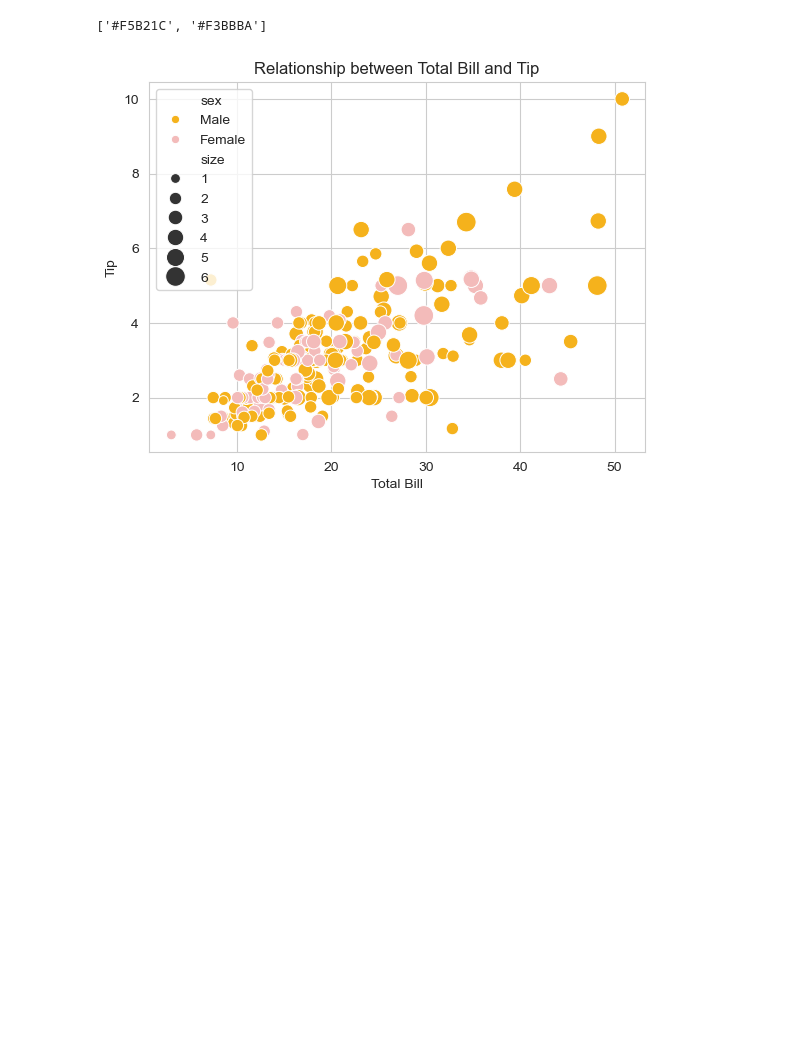
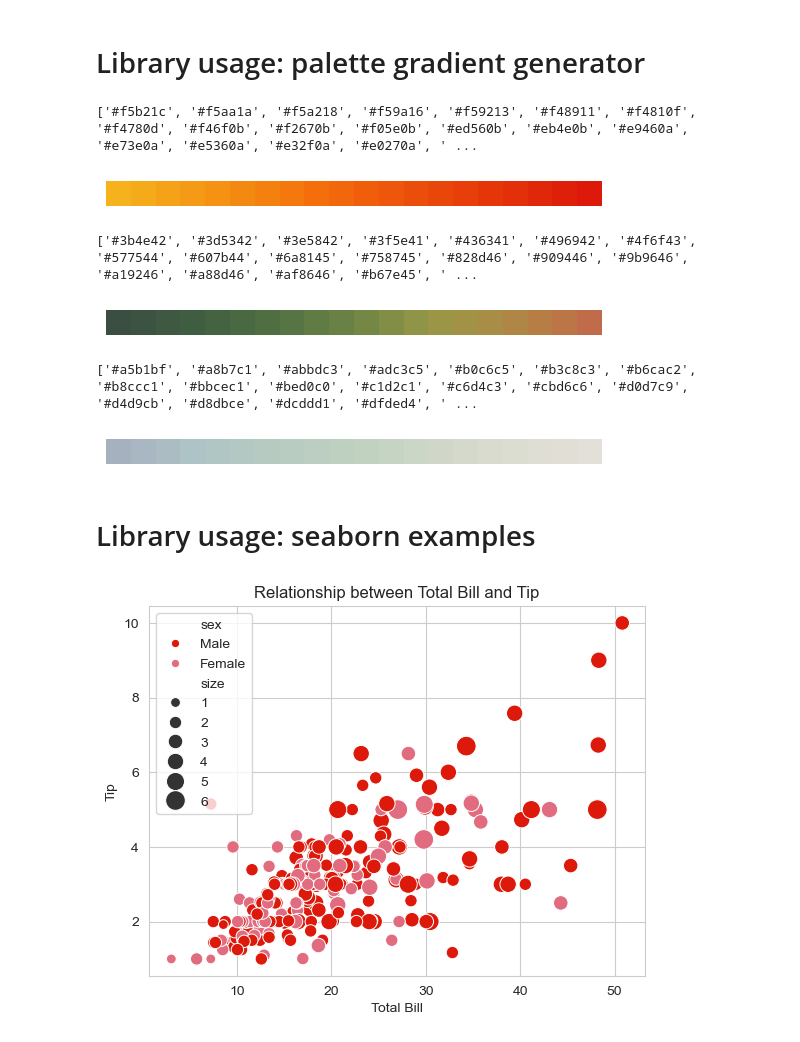
Before and after one commit to danteese/album-colours, a Jupyter notebook: examples_plots.ipynb, the cells around one changed output. Cells and saved outputs as stored; diff of their text form; code cells hidden in the pictures; blank space fills up the shorter version.

Commit message:
feat: adding more docs and plot examples

```diff
--- a/examples_plots.ipynb
+++ b/examples_plots.ipynb
@@ -3,7 +35,27 @@
+# %% [markdown]
+# Library usage: palette gradient generator
 # %%
 from album_colours import palette_generator
-
-palette = palette_generator.color_gradient_generator('bad_bunny', 2)
-print(palette)
-# %% [output]
-['#F5B21C', '#F3BBBA']
+# %%
+palette = palette_generator.color_gradient_generator('bad_bunny', 20)
+print(palette)
+plot_rgb_palette(palette)
+# %% [output]
+['#f5b21c', '#f5aa1a', '#f5a218', '#f59a16', '#f59213', '#f48911', '#f4810f', '#f4780d', '#f46f0b', '#f2670b', '#f05e0b', '#ed560b', '#eb4e0b', '#e9460a', '#e73e0a', '#e5360a', '#e32f0a', '#e0270a', ' ...
+[figure, added]
+# %%
+palette = palette_generator.color_gradient_generator('aventura', 20)
+print(palette)
+plot_rgb_palette(palette)
+# %% [output]
+['#3b4e42', '#3d5342', '#3e5842', '#3f5e41', '#436341', '#496942', '#4f6f43', '#577544', '#607b44', '#6a8145', '#758745', '#828d46', '#909446', '#9b9646', '#a19246', '#a88d46', '#af8646', '#b67e45', ' ...
+[figure, added]
+# %%
+palette = palette_generator.color_gradient_generator('rosalia', 20)
+print(palette)
+plot_rgb_palette(palette)
+# %% [output]
+['#a5b1bf', '#a8b7c1', '#abbdc3', '#adc3c5', '#b0c6c5', '#b3c8c3', '#b6cac2', '#b8ccc1', '#bbcec1', '#bed0c0', '#c1d2c1', '#c6d4c3', '#cbd6c6', '#d0d7c9', '#d4d9cb', '#d8dbce', '#dcddd1', '#dfded4', ' ...
+[figure, added]
+# %% [markdown]
+# Library usage: seaborn examples
@@ -10,20 +65,24 @@ print(palette)
 # %%
-import seaborn as sns
+# You may use colors to customize your plots, also you can generate < 10 colors
+# And select random ones e.g.
+bad_bunny = palette_generator.color_gradient_generator('bad_bunny', 9)
+bad_bunny_random = random.sample(bad_bunny, 2)
 
-import matplotlib.pyplot as plt
+# The randomness of the colors are not implemented in the core of the library
+# But you can use as you wish to customize your plots
 
 tips = sns.load_dataset("tips")
-sns.set_palette(palette)
+sns.set_palette(bad_bunny_random)
 # customize the scatter plot
 sns.scatterplot(x="total_bill", y="tip", hue="sex", size="size", sizes=(50, 200), data=tips)
 # add labels and title
 
 plt.xlabel("Total Bill")
 plt.ylabel("Tip")
 plt.title("Relationship between Total Bill and Tip")
 
 # display the plot
 
 plt.show()
 # %% [output]
-[figure, old version]
+[figure, new version]
```
Also changed, not shown: parts of 9 cells of this notebook, 9 other files.
